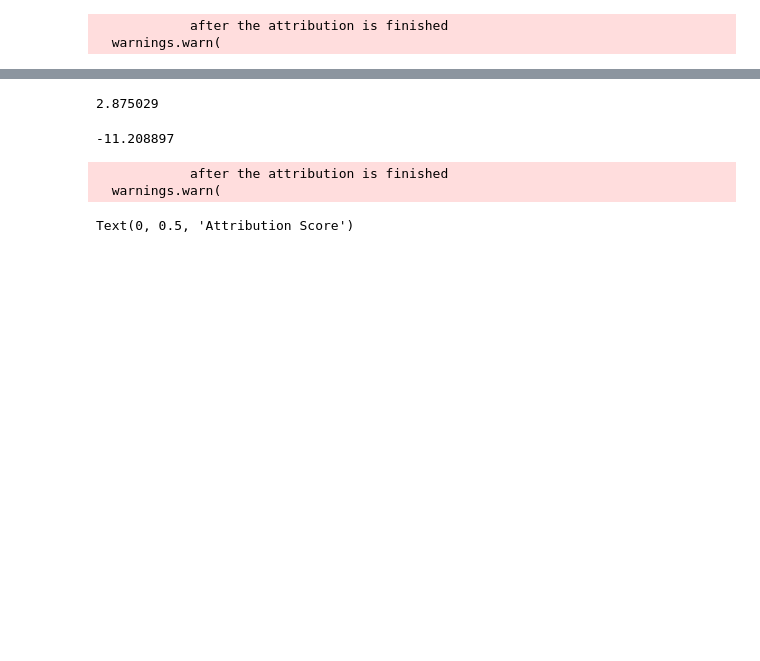
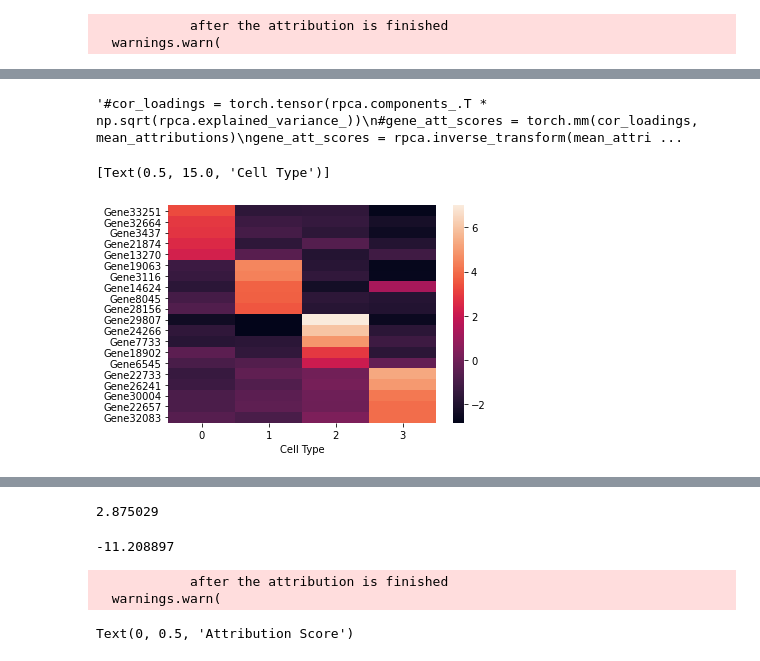
Before and after one commit to lewinsohndp/scSHARP, a Jupyter notebook: interpretation_analysis.ipynb, the cells around one changed output, grey strips where cells are left out. Cells and saved outputs as stored; diff of their text form; code cells hidden in the pictures; blank space fills up the shorter version.

```diff
--- a/interpretation_analysis.ipynb
+++ b/interpretation_analysis.ipynb
@@ -127,0 +121,49 @@ ax.set(xlabel="Cell Type")
+# %%
+predictions = final_preds.cpu()
+prediction_names = predictions.unique().tolist()
+classes = [None]*len(prediction_names)
+for i, pred in enumerate(prediction_names):
+    classes[i] = np.where(predictions == pred)[0]
+
+# fix adding eval mode
+
+dl = DeepLift(m)
+baseline = torch.FloatTensor(np.full(X.shape, X.min()))
+
+attributions = np.zeros((len(prediction_names), X.shape[0], X.shape[1]))
+
+for i, pred_name in enumerate(prediction_names):
+    attributions[i] = dl.attribute(torch.FloatTensor(X).to(m.device), baseline.to(m.device), target=pred_name, return_convergence_delta=True)[0].cpu().detach()
+
+mean_attributions = np.zeros((len(prediction_names), X.shape[1]))
+for i in range(attributions.shape[0]):
+    mean_attributions[i] = torch.mean(torch.tensor(attributions[i]), 0)
+
+mean_attributions = torch.FloatTensor(mean_attributions.T)
+
+#cor_loadings = torch.tensor(rpca.components_.T * np.sqrt(rpca.explained_variance_))
+gene_att_scores = torch.mm(torch.tensor(rpca.components_.T), mean_attributions)
+gene_att_scores = gene_att_scores.numpy()
+att_df = pd.DataFrame(gene_att_scores)
+att_df.index = genes
+att_df.columns = prediction_names
+
+"""#cor_loadings = torch.tensor(rpca.components_.T * np.sqrt(rpca.explained_variance_))
+#gene_att_scores = torch.mm(cor_loadings, mean_attributions)
+gene_att_scores = rpca.inverse_transform(mean_attributions.T)
+#gene_att_scores = gene_att_scores.numpy()
+att_df = pd.DataFrame(gene_att_scores.T)
+att_df.index = genes
+att_df.columns = prediction_names"""
+# %% [output]
+'#cor_loadings = torch.tensor(rpca.components_.T * np.sqrt(rpca.explained_variance_))\n#gene_att_scores = torch.mm(cor_loadings, mean_attributions)\ngene_att_scores = rpca.inverse_transform(mean_attri ...
+# %%
+keep_genes = att_df.sort_values(0, ascending=False).head(5).index.tolist()
+keep_genes += att_df.sort_values(1, ascending=False).head(5).index.tolist()
+keep_genes += att_df.sort_values(2, ascending=False).head(5).index.tolist()
+keep_genes += att_df.sort_values(3, ascending=False).head(5).index.tolist()
+ax = sns.heatmap(att_df.loc[keep_genes,:])
+ax.set(xlabel="Cell Type")
+# %% [output]
+[Text(0.5, 15.0, 'Cell Type')]
+[figure, added]
```
Also changed, not shown: parts of 13 cells of this notebook, 9 other files.
